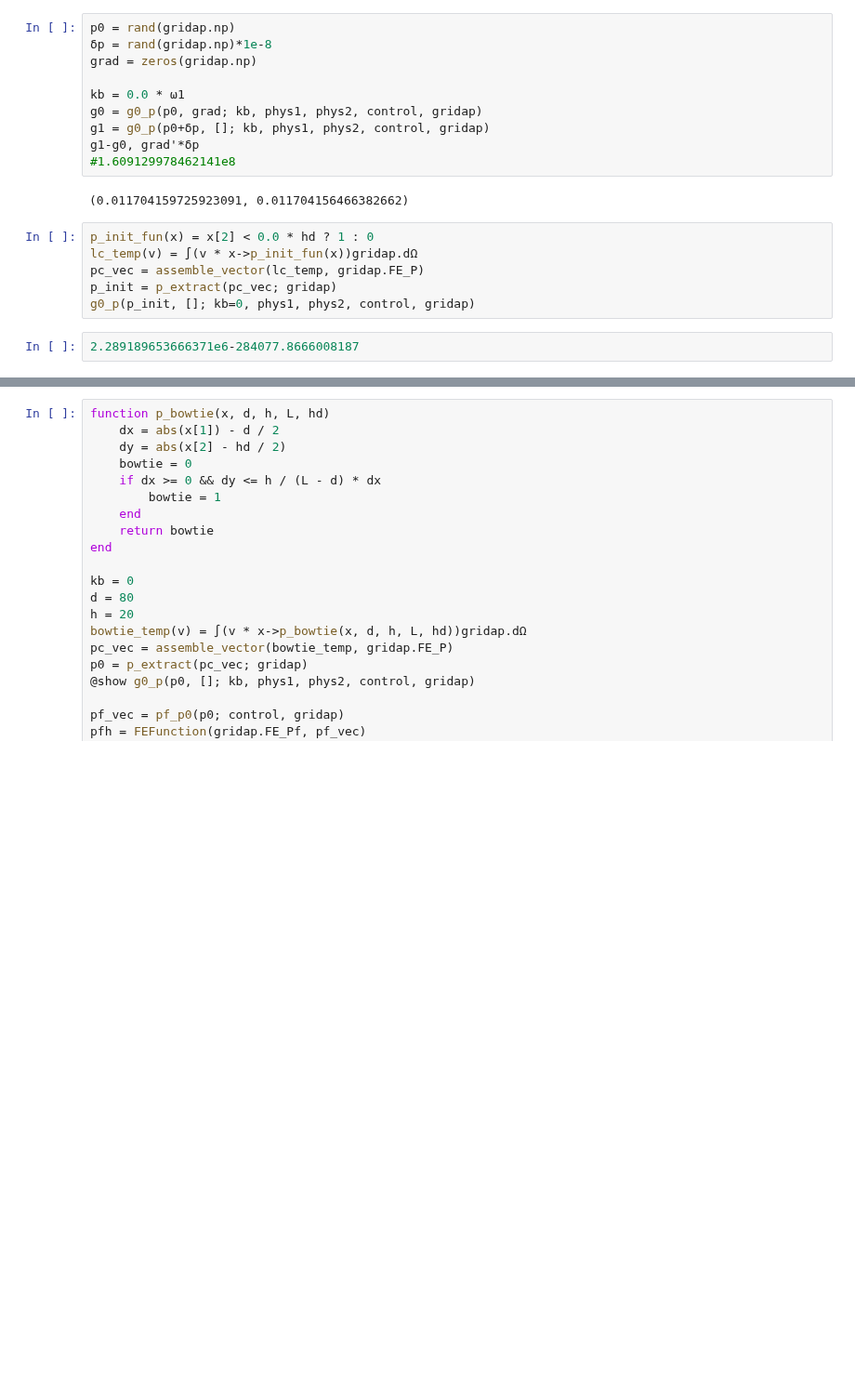
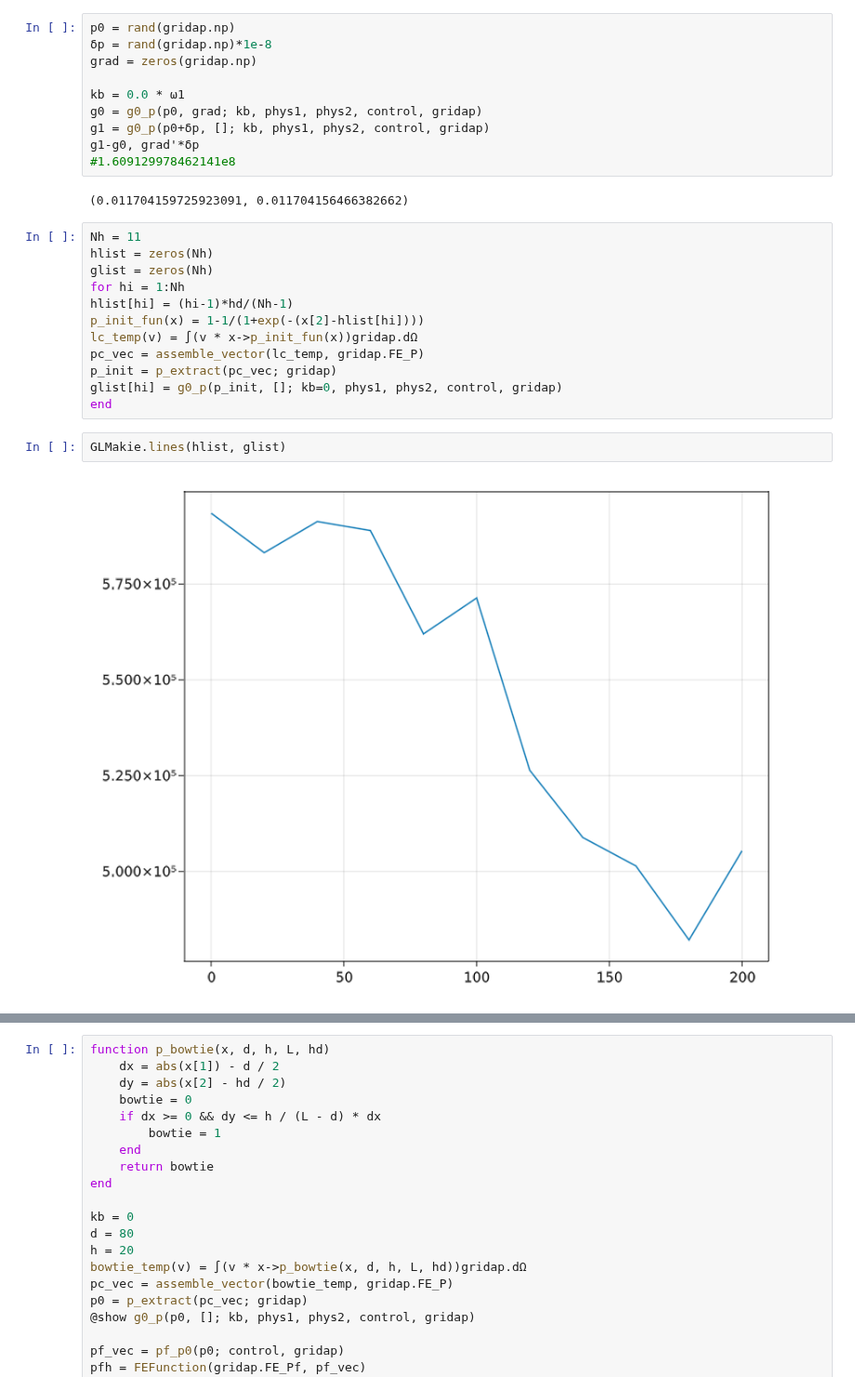
Before and after one commit to WenjieYao/RamanInFluid, a Jupyter notebook: Main.ipynb, the cells around one changed output, grey strips where cells are left out. Shown at 93% size. Drawn from its saved outputs; the diff is of its cells as text; blank space fills up the shorter version.

```diff
--- a/Main.ipynb
+++ b/Main.ipynb
@@ -282,10 +299,18 @@ g1-g0, grad'*δp
 # %% [output]
 (0.011704159725923091, 0.011704156466382662)
 # %%
-p_init_fun(x) = x[2] < 0.0 * hd ? 1 : 0
+Nh = 11
+hlist = zeros(Nh)
+glist = zeros(Nh)
+for hi = 1:Nh
+hlist[hi] = (hi-1)*hd/(Nh-1)
+p_init_fun(x) = 1-1/(1+exp(-(x[2]-hlist[hi])))
 lc_temp(v) = ∫(v * x->p_init_fun(x))gridap.dΩ
 pc_vec = assemble_vector(lc_temp, gridap.FE_P)
 p_init = p_extract(pc_vec; gridap)
-g0_p(p_init, []; kb=0, phys1, phys2, control, gridap)
+glist[hi] = g0_p(p_init, []; kb=0, phys1, phys2, control, gridap)
+end
-# %%
-2.289189653666371e6-284077.8666008187
+# %%
+GLMakie.lines(hlist, glist)
+# %% [output]
+[figure, added]
```
Also changed, not shown: parts of 7 cells of this notebook, 6 other files.
